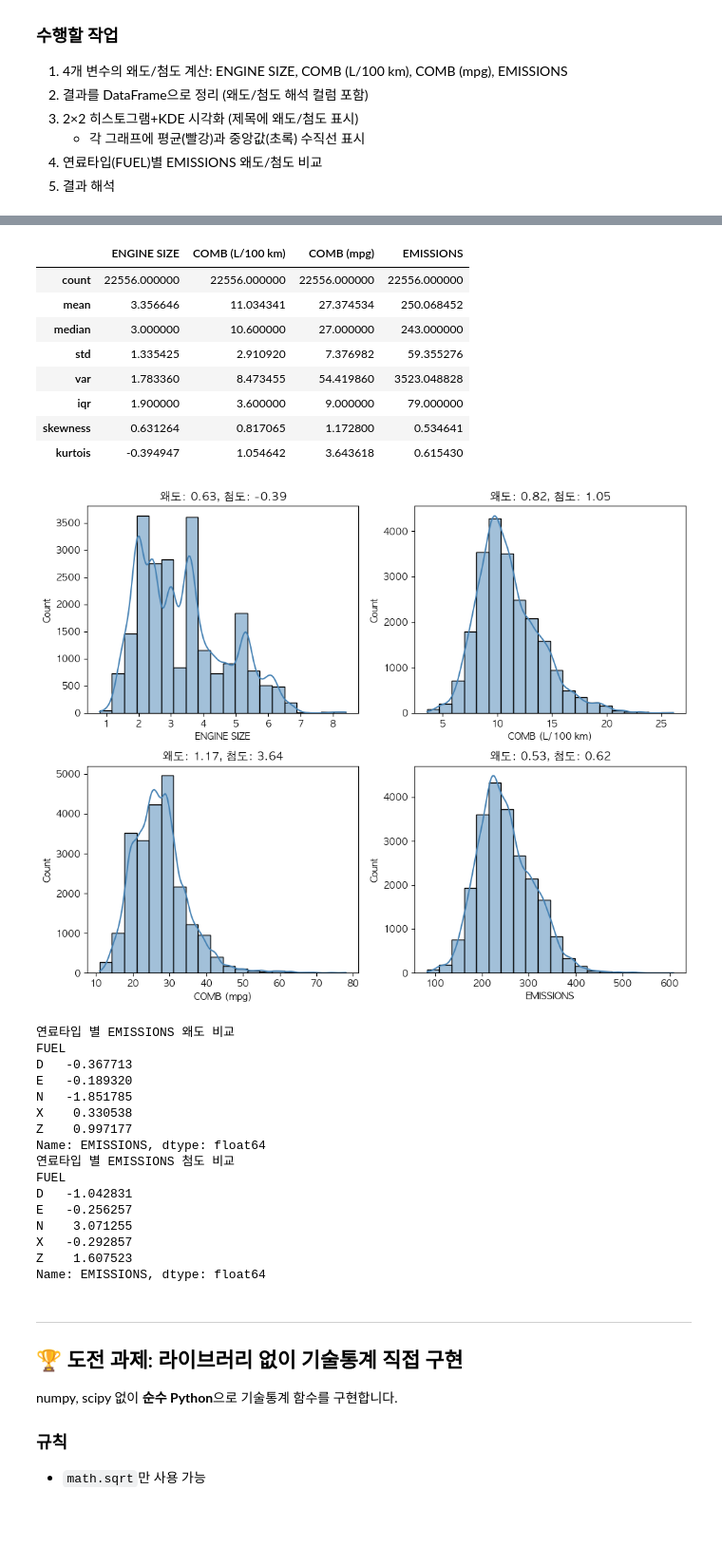
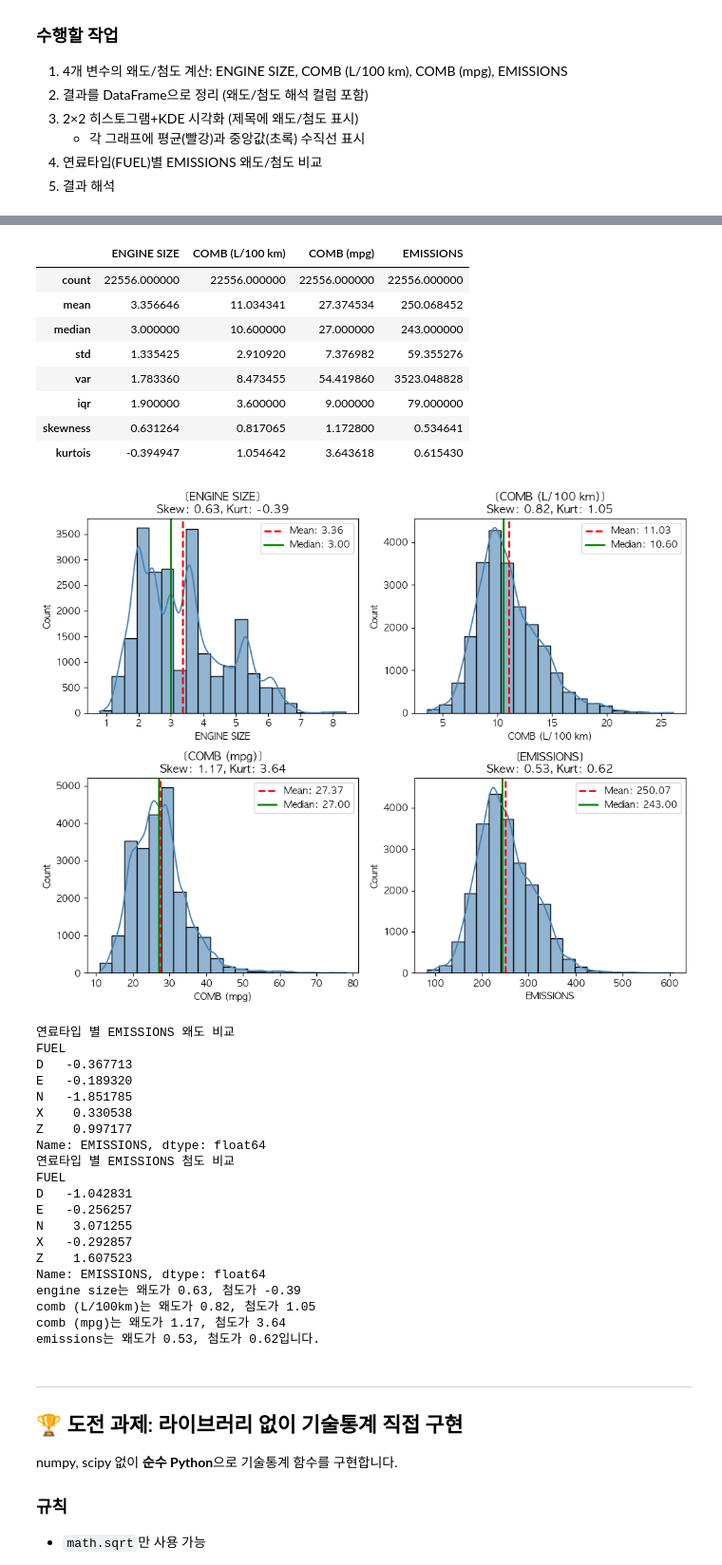
Before and after one commit to sparta-data11-statistics-practice/practice-01-descriptive-statistics-rladbstj56, a Jupyter notebook: practice_01_assignment.ipynb, the cells around one changed output, grey strips where cells are left out. Shown at 95% size. Saved outputs shown, nothing was run; the diff lists cells and outputs as text; code cells hidden in the pictures; blank space fills up the shorter version.

```diff
--- a/practice_01_assignment.ipynb
+++ b/practice_01_assignment.ipynb
@@ -447,49 +467,63 @@ display(result)
 # TODO 3: 2×2 히스토그램+KDE 시각화 (제목에 왜도/첨도 표시, 평균/중앙값 수직선)
 
 fig, axes = plt.subplots(2, 2, figsize=(10,8))
+axes_flat = axes.flatten() # 2D -> 1D 변환
 
-sns.histplot(df[numeric_cols[0]], bins=20, kde=True, ax=axes[0,0], color='steelblue')
-sns.histplot(df[numeric_cols[1]], bins=20, kde=True, ax=axes[0,1], color='steelblue')
-sns.histplot(df[numeric_cols[2]], bins=20, kde=True, ax=axes[1,0], color='steelblue')
-sns.histplot(df[numeric_cols[3]], bins=20, kde=True, ax=axes[1,1], color='steelblue')
-axes[0,0].set_title(f'왜도: {df[numeric_cols[0]].skew():.2f}, 첨도: {df[numeric_cols[0]].kurt():.2f}')
-axes[0,1].set_title(f'왜도: {df[numeric_cols[1]].skew():.2f}, 첨도: {df[numeric_cols[1]].kurt():.2f}')
-axes[1,0].set_title(f'왜도: {df[numeric_cols[2]].skew():.2f}, 첨도: {df[numeric_cols[2]].kurt():.2f}')
-axes[1,1].set_title(f'왜도: {df[numeric_cols[3]].skew():.2f}, 첨도: {df[numeric_cols[3]].kurt():.2f}')
+for i, col in enumerate(numeric_cols):
+    ax = axes_flat[i]
+
+    # 히스토그램 & KDE (기본 분포 시각화)
+    sns.histplot(df[numeric_cols[i]], bins=20, kde=True, ax=ax, color='steelblue', alpha=0.6)
+
+    # 통계량 계산 (중심 경향성 파악)
+    mean_val = df[numeric_cols[i]].mean()
+    median_val = df[numeric_cols[i]].median()
+
+    # 수직선 추가: 평균(Red, dashed) vs 중앙값(Green, solid)
+    ax.axvline(mean_val, color='red', linestyle='--', linewidth=2, label=f'Mean: {mean_val:.2f}')
+    ax.axvline(median_val, color='green', linestyle='-', linewidth=2, label=f'Median: {median_val:.2f}')
+
+    # 메타데이터 설정 (왜도/첨도 지표 포함)
+    ax.set_title(f'[{numeric_cols[i]}]\nSkew: {df[numeric_cols[i]].skew():.2f}, Kurt: {df[numeric_cols[i]].kurt():.2f}')
+    ax.legend()  # 수직선 라벨 표시를 위한 범례 활성화
 
 plt.tight_layout()
 plt.show()
 
 # TODO 4: 연료타입(FUEL)별 EMISSIONS 왜도/첨도 비교
 skew_emissions_fuel = df.groupby('FUEL')['EMISSIONS'].skew()
-kurt_emissions_fuel = df.groupby('FUEL')['EMISSIONS'].kurt()
+kurt_emissions_fuel = df.groupby('FUEL')['EMISSIONS'].apply(pd.Series.kurt)
 print(f"연료타입 별 EMISSIONS 왜도 비교 \n{skew_emissions_fuel}")
 print(f"연료타입 별 EMISSIONS 첨도 비교 \n{kurt_emissions_fuel}")
 
 # TODO 5: 결과 해석
+print("engine size는 왜도가 0.63, 첨도가 -0.39")
+print("comb (L/100km)는 왜도가 0.82, 첨도가 1.05")
+print("comb (mpg)는 왜도가 1.17, 첨도가 3.64")
+print("emissions는 왜도가 0.53, 첨도가 0.62입니다.")
 # %% [output]
 왜도:
 ENGINE SIZE        0.631264
 COMB (L/100 km)    0.817065
 COMB (mpg)         1.172800
 EMISSIONS          0.534641
 dtype: float64
 첨도:
 ENGINE SIZE       -0.394947
 COMB (L/100 km)    1.054642
 COMB (mpg)         3.643618
 EMISSIONS          0.615430
 dtype: float64
 |  | ENGINE SIZE | COMB (L/100 km) | COMB (mpg) | EMISSIONS |
 | count | 22556.000000 | 22556.000000 | 22556.000000 | 22556.000000 |
 | mean | 3.356646 | 11.034341 | 27.374534 | 250.068452 |
 | median | 3.000000 | 10.600000 | 27.000000 | 243.000000 |
 | std | 1.335425 | 2.910920 | 7.376982 | 59.355276 |
 | var | 1.783360 | 8.473455 | 54.419860 | 3523.048828 |
 | iqr | 1.900000 | 3.600000 | 9.000000 | 79.000000 |
 | skewness | 0.631264 | 0.817065 | 1.172800 | 0.534641 |
 | kurtois | -0.394947 | 1.054642 | 3.643618 | 0.615430 |
-[figure, old version]
+[figure, new version]
 연료타입 별 EMISSIONS 왜도 비교
 FUEL
 D   -0.367713
@@ -506,6 +540,10 @@ N    3.071255
 X   -0.292857
 Z    1.607523
 Name: EMISSIONS, dtype: float64
+engine size는 왜도가 0.63, 첨도가 -0.39
+comb (L/100km)는 왜도가 0.82, 첨도가 1.05
+comb (mpg)는 왜도가 1.17, 첨도가 3.64
+emissions는 왜도가 0.53, 첨도가 0.62입니다.
 # %% [markdown]
 ---
 
```
Also changed, not shown: parts of 3 cells of this notebook, 3 other files.
